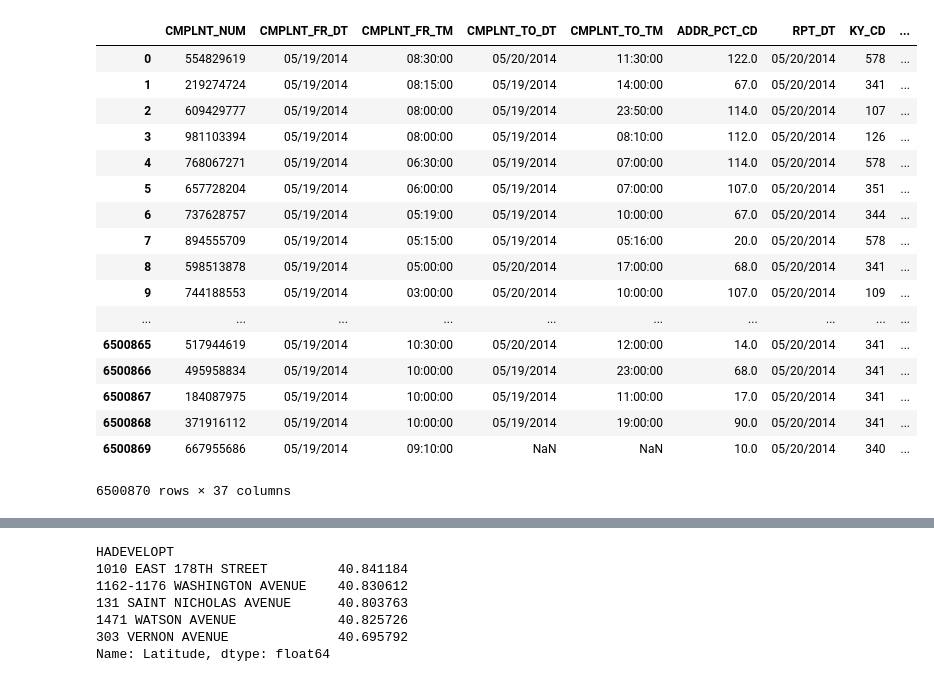
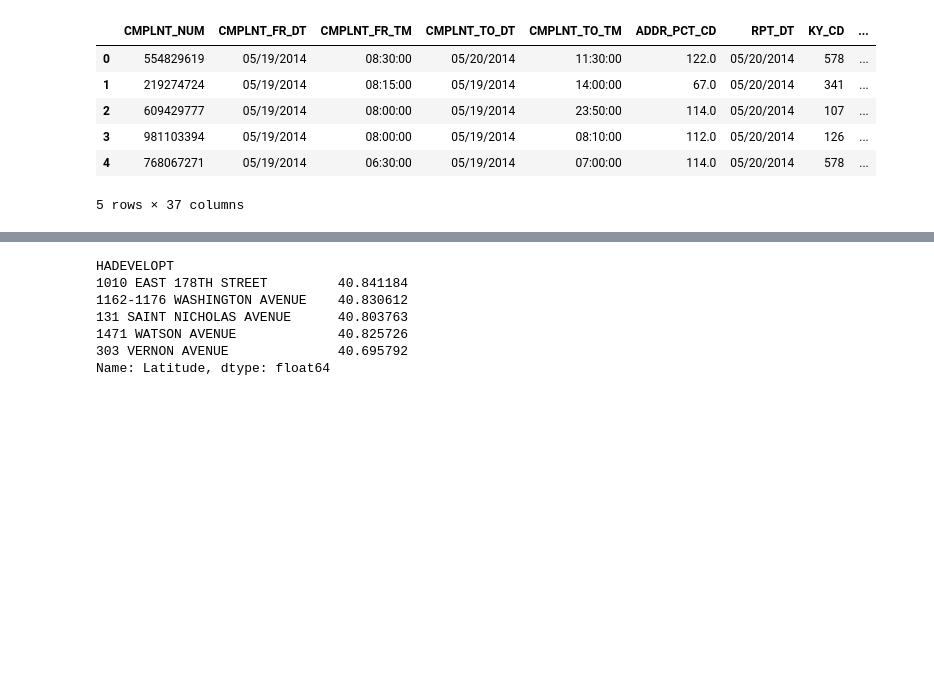
Before and after one commit to gracelinan/data-studio-projects, a Jupyter notebook: July 14-20/Cases by NYCHA.ipynb, the cells around one changed output, grey strips where cells are left out. Cells and saved outputs as stored; diff of their text form; code cells hidden in the pictures; blank space fills up the shorter version.

```diff
--- a/July 14-20/Cases by NYCHA.ipynb
+++ b/July 14-20/Cases by NYCHA.ipynb
@@ -12,26 +12,15 @@ def lookup(s):
 df['CMPLNT_FR_DT_datetime'] = lookup(df['CMPLNT_FR_DT'])
 df['CMPLNT_year'] = df['CMPLNT_FR_DT_datetime'].apply(lambda x: x.year)
 # %%
-df
+df.head()
 # %% [output]
 |  | CMPLNT_NUM | CMPLNT_FR_DT | CMPLNT_FR_TM | CMPLNT_TO_DT | CMPLNT_TO_TM | ADDR_PCT_CD | RPT_DT | KY_CD | ... |
 | 0 | 554829619 | 05/19/2014 | 08:30:00 | 05/20/2014 | 11:30:00 | 122.0 | 05/20/2014 | 578 | ... |
 | 1 | 219274724 | 05/19/2014 | 08:15:00 | 05/19/2014 | 14:00:00 | 67.0 | 05/20/2014 | 341 | ... |
 | 2 | 609429777 | 05/19/2014 | 08:00:00 | 05/19/2014 | 23:50:00 | 114.0 | 05/20/2014 | 107 | ... |
 | 3 | 981103394 | 05/19/2014 | 08:00:00 | 05/19/2014 | 08:10:00 | 112.0 | 05/20/2014 | 126 | ... |
 | 4 | 768067271 | 05/19/2014 | 06:30:00 | 05/19/2014 | 07:00:00 | 114.0 | 05/20/2014 | 578 | ... |
-| 5 | 657728204 | 05/19/2014 | 06:00:00 | 05/19/2014 | 07:00:00 | 107.0 | 05/20/2014 | 351 | ... |
-| 6 | 737628757 | 05/19/2014 | 05:19:00 | 05/19/2014 | 10:00:00 | 67.0 | 05/20/2014 | 344 | ... |
-| 7 | 894555709 | 05/19/2014 | 05:15:00 | 05/19/2014 | 05:16:00 | 20.0 | 05/20/2014 | 578 | ... |
-| 8 | 598513878 | 05/19/2014 | 05:00:00 | 05/20/2014 | 17:00:00 | 68.0 | 05/20/2014 | 341 | ... |
-| 9 | 744188553 | 05/19/2014 | 03:00:00 | 05/20/2014 | 10:00:00 | 107.0 | 05/20/2014 | 109 | ... |
-| ... | ... | ... | ... | ... | ... | ... | ... | ... | ... |
-| 6500865 | 517944619 | 05/19/2014 | 10:30:00 | 05/20/2014 | 12:00:00 | 14.0 | 05/20/2014 | 341 | ... |
-| 6500866 | 495958834 | 05/19/2014 | 10:00:00 | 05/19/2014 | 23:00:00 | 68.0 | 05/20/2014 | 341 | ... |
-| 6500867 | 184087975 | 05/19/2014 | 10:00:00 | 05/19/2014 | 11:00:00 | 17.0 | 05/20/2014 | 341 | ... |
-| 6500868 | 371916112 | 05/19/2014 | 10:00:00 | 05/19/2014 | 19:00:00 | 90.0 | 05/20/2014 | 341 | ... |
-| 6500869 | 667955686 | 05/19/2014 | 09:10:00 | NaN | NaN | 10.0 | 05/20/2014 | 340 | ... |
-6500870 rows × 37 columns
+5 rows × 37 columns
 # %%
 housing = df[df['CMPLNT_year']>=2006].groupby(['HADEVELOPT','CMPLNT_year']).size().unstack().sort_values(2018,ascending=False)
 # %%
```
Also changed, not shown: parts of 11 cells of this notebook, 2 other files.
